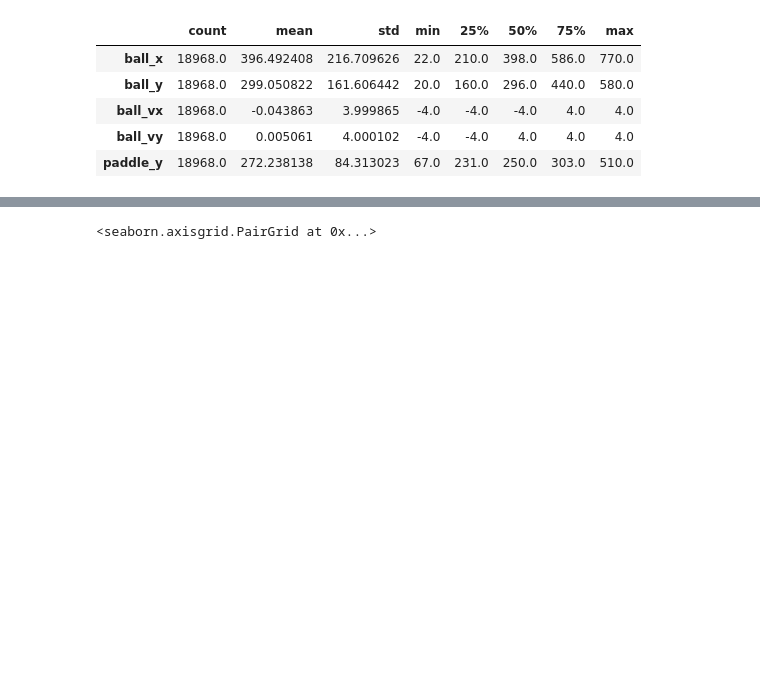
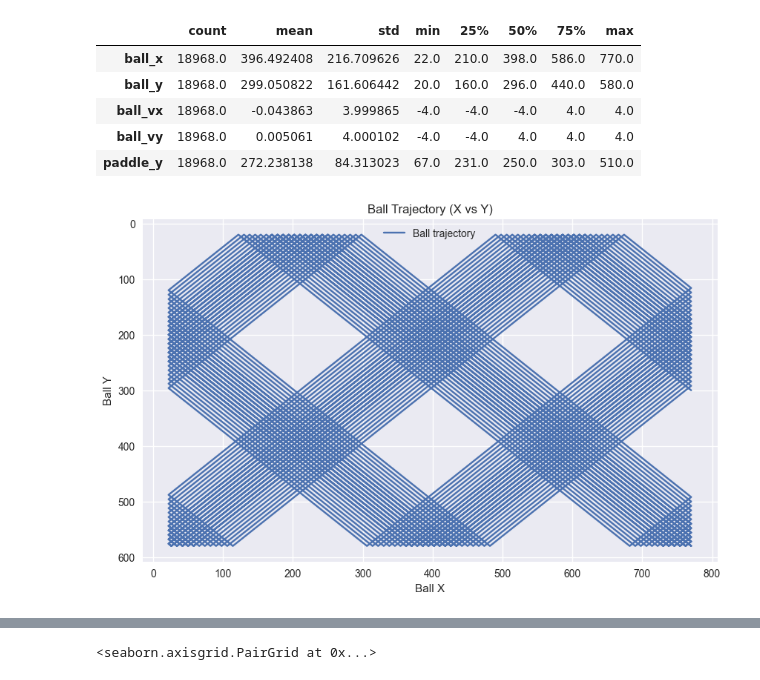
Before and after one commit to mgmytrasiewicz/pygame-pong-v2, a Jupyter notebook: ml-pong.ipynb, the cells around one changed output, grey strips where cells are left out. Saved outputs shown, nothing was run; the diff lists cells and outputs as text; code cells hidden in the pictures; blank space fills up the shorter version.

```diff
--- a/ml-pong.ipynb
+++ b/ml-pong.ipynb
@@ -30,3 +34,16 @@ df.describe().T
 | paddle_y | 18968.0 | 272.238138 | 84.313023 | 67.0 | 231.0 | 250.0 | 303.0 | 510.0 |
 # %%
 df.dropna(inplace=True)
+# %%
+# Plot ball trajectory
+plt.figure(figsize=(10, 6))
+plt.plot(df['ball_x'], df['ball_y'], label='Ball trajectory')
+plt.xlabel('Ball X')
+plt.ylabel('Ball Y')
+plt.title('Ball Trajectory (X vs Y)')
+plt.grid(True)
+plt.legend()
+plt.gca().invert_yaxis()  # Invert Y to match game screen coordinates
+plt.show()
+# %% [output]
+[figure, added]
```
Also changed, not shown: parts of 21 cells of this notebook.
